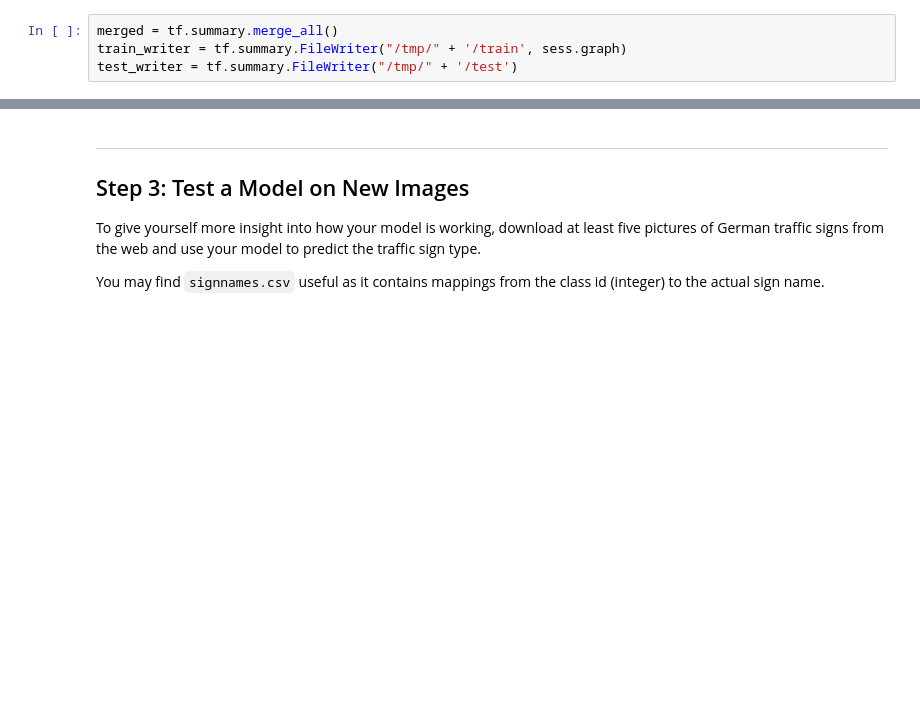
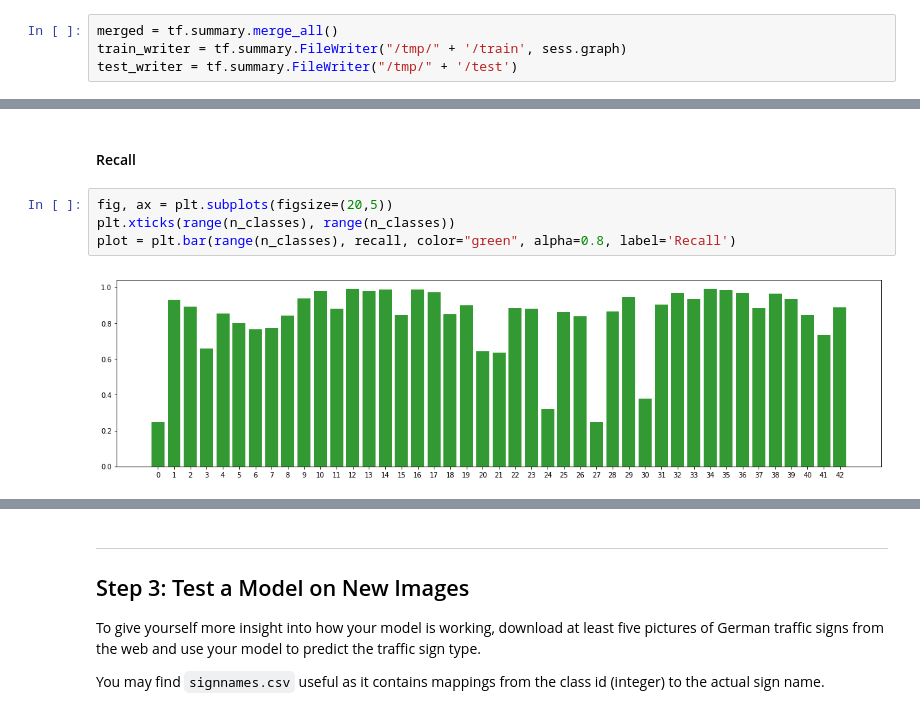
Before and after one commit to asadziach/CarND-Traffic-Sign-Classifier-Project, a Jupyter notebook: Traffic_Sign_Classifier.ipynb, the cells around one changed output, grey strips where cells are left out. Cells and saved outputs as stored; diff of their text form; blank space fills up the shorter version.

```diff
--- a/Traffic_Sign_Classifier.ipynb
+++ b/Traffic_Sign_Classifier.ipynb
@@ -525,0 +556,8 @@ Test Accuracy = 0.890
+# %% [markdown]
+#### Recall
+# %%
+fig, ax = plt.subplots(figsize=(20,5))
+plt.xticks(range(n_classes), range(n_classes))
+plot = plt.bar(range(n_classes), recall, color="green", alpha=0.8, label='Recall')
+# %% [output]
+[figure, added]
```
Also changed, not shown: parts of 19 cells of this notebook.
